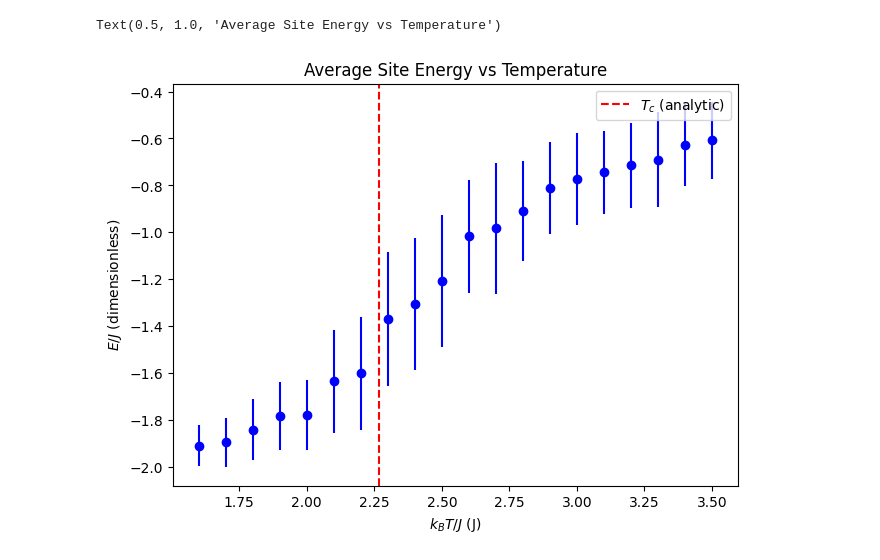
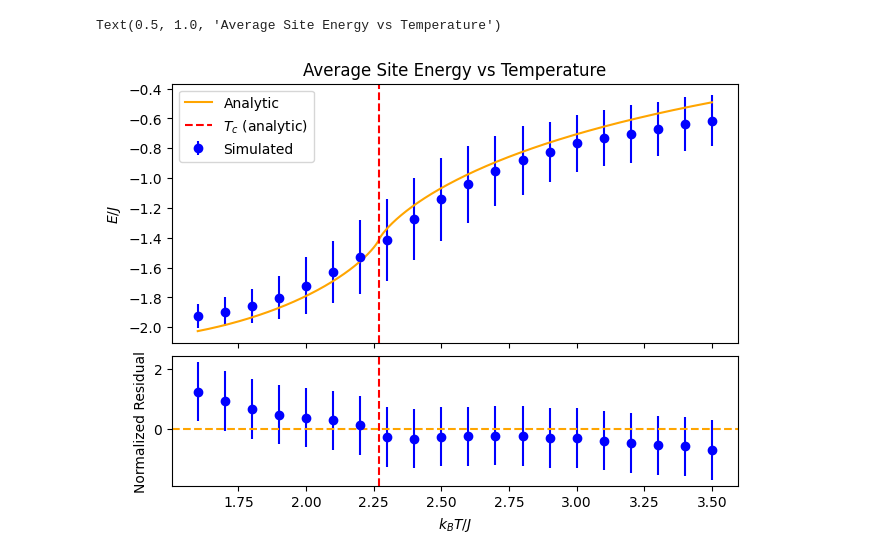
Before and after one commit to DarkLordProgrammer/ising, a Jupyter notebook: ising_plot.ipynb, the cells around one changed output. Saved outputs shown, nothing was run; the diff lists cells and outputs as text; code cells hidden in the pictures.

Commit message:
Larger data set, plot making function, E vs T, cV vs T

```diff
--- a/ising_plot.ipynb
+++ b/ising_plot.ipynb
@@ -24,15 +24,13 @@ T_c_analytic = 2/np.log(1 + np.sqrt(2))  # Analytic critical temperature for the
-# %%
-data_first = datas[0]
-corr_first = corrs[0]
-
-T, E_mean, E_std, M_mean, M_std, cV_mean, cV_std, Chi_mean, Chi_std = data_first.T.to_numpy()
-fig, ax = plt.subplots(1,1, constrained_layout=True)
-ax.errorbar(T, E_mean, yerr=E_std, fmt='o', color='blue')
-ax.set_xlabel('$k_BT / J$ (J) (dimensionless)')
-ax.set_ylabel('$E/J$ (dimensionless)')
-ax.axvline(x=T_c_analytic, color='red', linestyle='--', label='$T_c$ (analytic)')
-ax.legend()
-ax.set_title('Average Site Energy vs Temperature')
-# %% [output]
-Text(0.5, 1.0, 'Average Site Energy vs Temperature')
-[figure, removed]
+# %%
+T_c_analytic = 2/np.log(1 + np.sqrt(2))  # Analytic critical temperature for the 2D Ising model
+ln_T_c_analytic = np.log(T_c_analytic)
+
+def get_E_mean_analytic(T):
+    """Calculate the mean energy for the 2D Ising model at temperature T."""
+    sinh_T = np.sinh(2/T)
+    cosh_T = np.cosh(2/T)
+    tanh_T = np.tanh(2/T)
+    #kappa = 2*sinh_T/cosh_T**2
+    kappa = 2*tanh_T/cosh_T #Numerically more stable?
+    ellip_int = ellipk(kappa)
+    return -2*tanh_T-(sinh_T**2-1)/(sinh_T*cosh_T)*(2/np.pi*ellip_int-1)
@@ -38,0 +74,28 @@ Text(0.5, 1.0, 'Average Site Energy vs Temperature')
+# %%
+#Average Energy vs Temperature
+#Calculate derived quantities
+E_mean_res = E_mean - get_E_mean_analytic(T)
+E_std_res = E_std
+E_mean_norm_res = E_mean_res / E_std
+E_std_norm_res = E_std_res / E_std #Should be 1 for all T
+
+#Analytic calculations
+E_mean_analytic = get_E_mean_analytic(T_analytic) #Note that argument is different in order to produce smooth curve
+
+#Plotting
+fig, axs = plt.subplots(2,1, constrained_layout=True, sharex=True, height_ratios=[2, 1])
+ax, res_ax = axs[0], axs[1]
+ax.errorbar(T, E_mean, yerr=E_std, fmt='o', color='blue', label='Simulated')
+ax.plot(T_analytic, E_mean_analytic, color='orange', label='Analytic')
+res_ax.errorbar(T, E_mean_norm_res, yerr=E_std_norm_res, fmt='o', color='blue', label='Residuals')
+res_ax.set_xlabel('$k_BT / J$')
+res_ax.set_ylabel('Normalized Residual')
+res_ax.axhline(0, color='orange', linestyle='--')
+ax.set_ylabel('$E/J$')
+ax.axvline(x=T_c_analytic, color='red', linestyle='--', label='$T_c$ (analytic)')
+res_ax.axvline(x=T_c_analytic, color='red', linestyle='--', label='$T_c$ (analytic)')
+ax.legend()
+ax.set_title('Average Site Energy vs Temperature')
+# %% [output]
+Text(0.5, 1.0, 'Average Site Energy vs Temperature')
+[figure, added]
```
Also changed, not shown: parts of 7 cells of this notebook, 4 other files.
